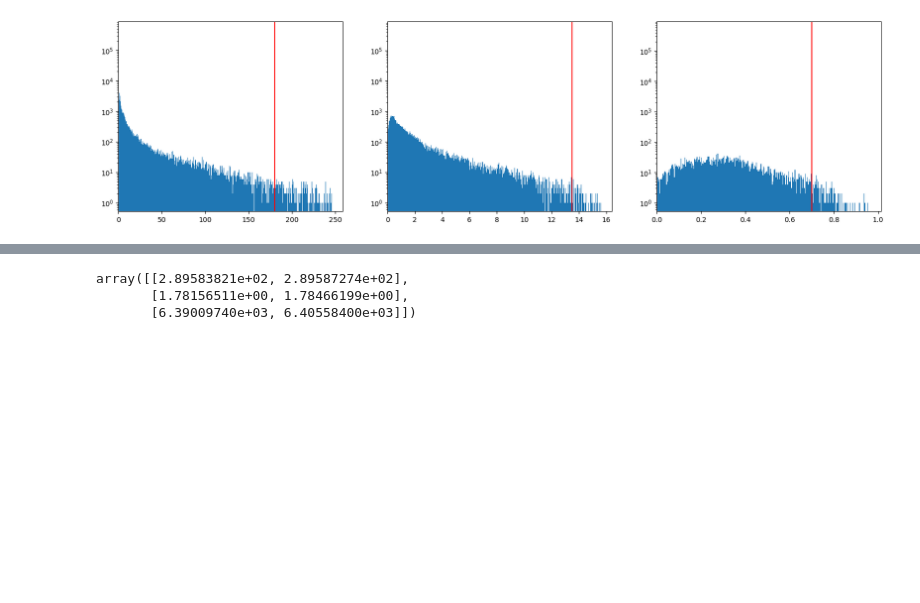
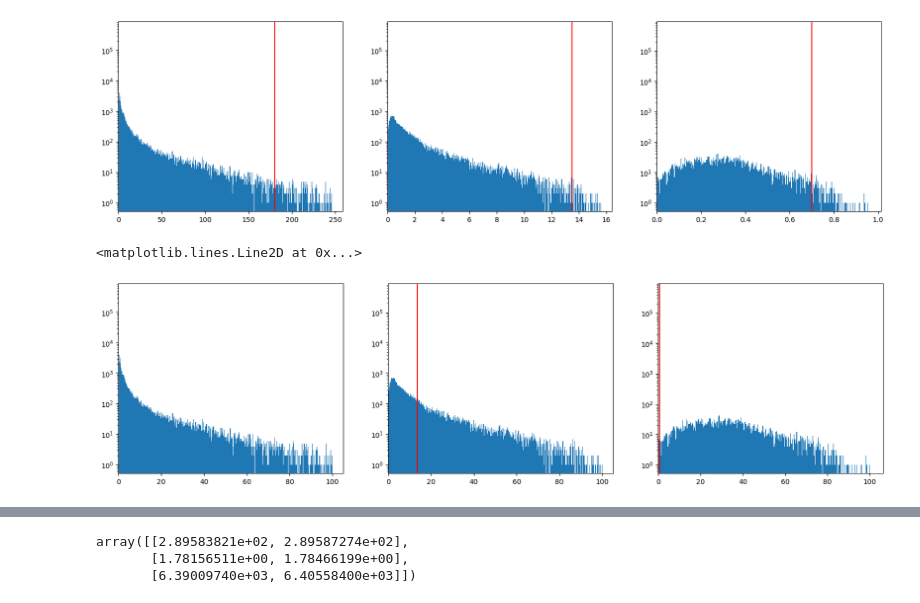
Before and after one commit to ixakalabadie/ViSL3D, a Jupyter notebook: create_3d_overlay.ipynb, the cells around one changed output, grey strips where cells are left out. Saved outputs shown, nothing was run; the diff lists cells and outputs as text; code cells hidden in the pictures; blank space fills up the shorter version.

Commit message:
change_magnitude(): rms and percent

```diff
--- a/create_3d_overlay.ipynb
+++ b/create_3d_overlay.ipynb
@@ -177,6 +177,15 @@ HI_cube = c3.transpose(HI_cube, (dra,ddec,dv))
 #HRR
 cube2 = HI_cube[:,:,line2[1]-hw:line2[1]+hw]
 cube3 = HI_cube[:,:,line3[1]-hw:line3[1]+hw]
+# %%
+cube1 = c3.change_magnitude(cube1, 'percent')
+cube2 = c3.change_magnitude(cube2, 'percent')
+cube3 = c3.change_magnitude(cube3, 'percent')
+# %%
+# This should be made before applying the masks (if applied)
+cube1, rms1 = c3.change_magnitude(cube1, 'rms')
+cube2, rms2 = c3.change_magnitude(cube2, 'rms')
+cube3, rms3 = c3.change_magnitude(cube3, 'rms')
 # %%
 cubes = [cube1, cube2, cube3]
 # %%
@@ -303,3 +312,20 @@ ax[2].axvline(0.7, c='r')
 # %% [output]
 <matplotlib.lines.Line2D at 0x...>
 [figure]
+# %%
+fig, ax = plt.subplots(ncols=3, figsize=(20,5))
+ax[0].hist(cube1.flatten(), bins=400)
+ax[0].set_yscale('log')
+ax[0].set_xlim(0,)
+ax[0].axvline(180, c='r')
+ax[1].hist(cube2.flatten(), bins=400)
+ax[1].set_yscale('log')
+ax[1].set_xlim(0,)
+ax[1].axvline(13.5, c='r')
+ax[2].hist(cube3.flatten(), bins=400)
+ax[2].set_yscale('log')
+ax[2].set_xlim(0,)
+ax[2].axvline(0.7, c='r')
+# %% [output]
+<matplotlib.lines.Line2D at 0x...>
+[figure, added]
```
Also changed, not shown: parts of 6 cells of this notebook, 1 other file.
